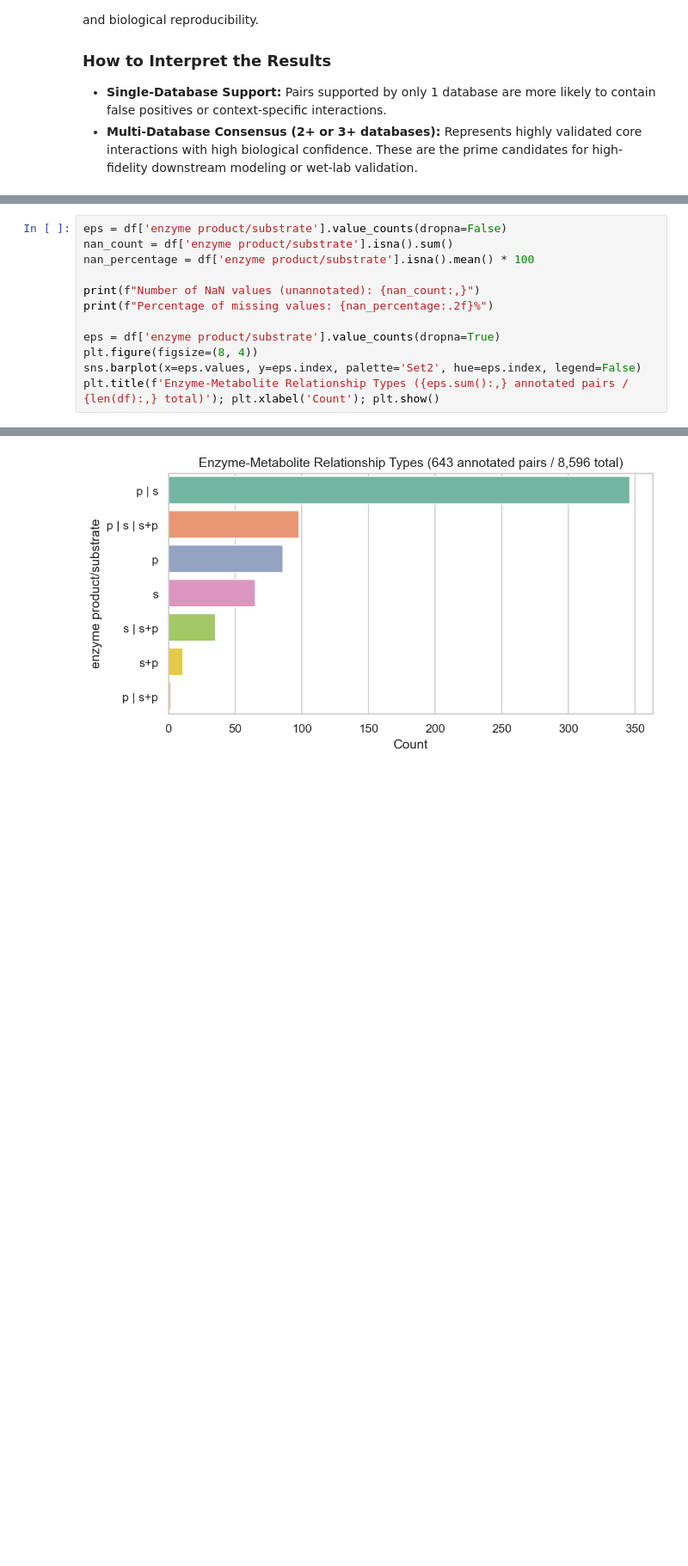
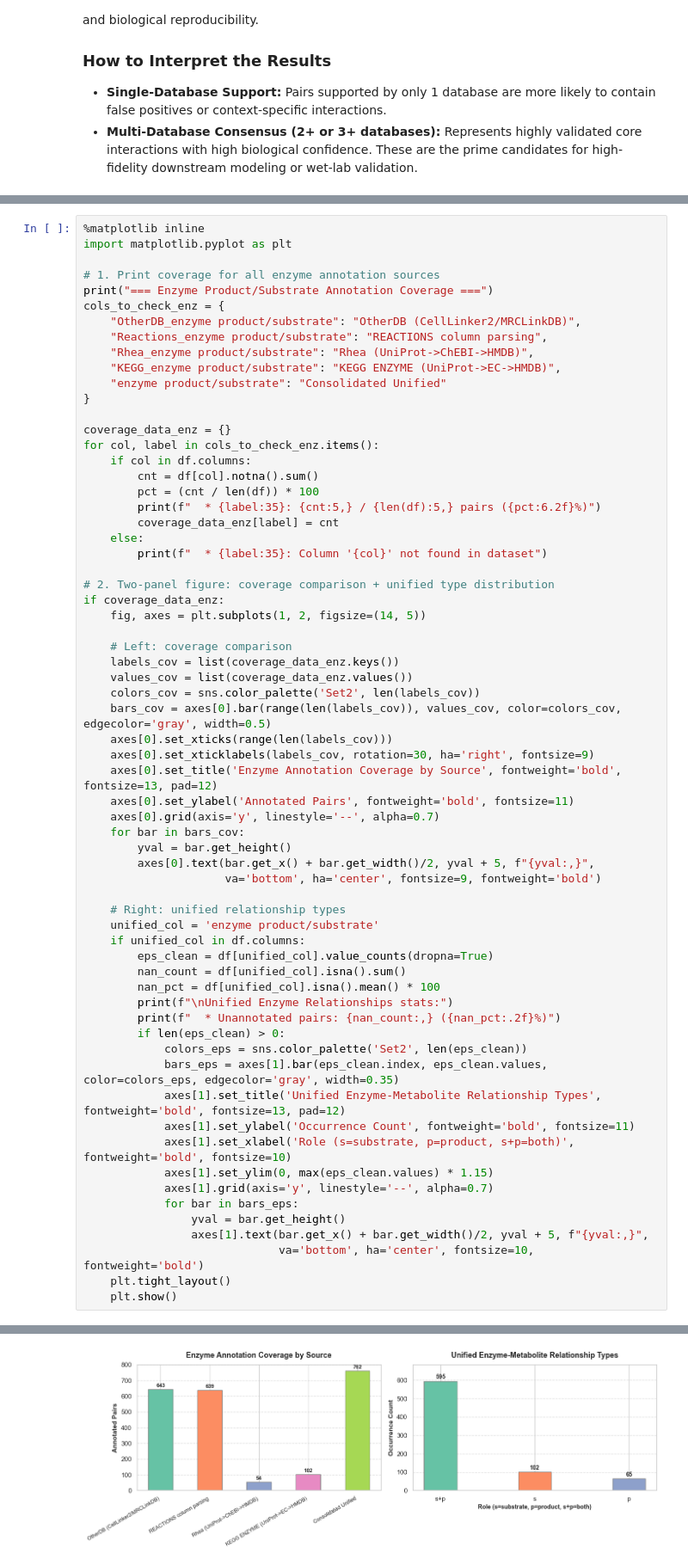
Before and after one commit to sakuramaezonoYCU/metabConnectomeDB, a Jupyter notebook: scripts/metab_targetPair_analysis.ipynb, the cells around one changed output, grey strips where cells are left out. Shown at 86% size. Saved outputs shown, nothing was run; the diff lists cells and outputs as text; blank space fills up the shorter version.

```diff
--- a/scripts/metab_targetPair_analysis.ipynb
+++ b/scripts/metab_targetPair_analysis.ipynb
@@ -520,13 +634,66 @@ Focuses specifically on the subset of interactions classified as "Enzymes" to de
 # %%
-eps = df['enzyme product/substrate'].value_counts(dropna=False)
-nan_count = df['enzyme product/substrate'].isna().sum()
-nan_percentage = df['enzyme product/substrate'].isna().mean() * 100
+%matplotlib inline
+import matplotlib.pyplot as plt
 
-print(f"Number of NaN values (unannotated): {nan_count:,}")
-print(f"Percentage of missing values: {nan_percentage:.2f}%")
+# 1. Print coverage for all enzyme annotation sources
+print("=== Enzyme Product/Substrate Annotation Coverage ===")
+cols_to_check_enz = {
+    "OtherDB_enzyme product/substrate": "OtherDB (CellLinker2/MRCLinkDB)",
+    "Reactions_enzyme product/substrate": "REACTIONS column parsing",
+    "Rhea_enzyme product/substrate": "Rhea (UniProt->ChEBI->HMDB)",
+    "KEGG_enzyme product/substrate": "KEGG ENZYME (UniProt->EC->HMDB)",
+    "enzyme product/substrate": "Consolidated Unified"
+}
 
-eps = df['enzyme product/substrate'].value_counts(dropna=True)
-plt.figure(figsize=(8, 4))
-sns.barplot(x=eps.values, y=eps.index, palette='Set2', hue=eps.index, legend=False)
-plt.title(f'Enzyme-Metabolite Relationship Types ({eps.sum():,} annotated pairs / {len(df):,} total)'); plt.xlabel('Count'); plt.show()
+coverage_data_enz = {}
+for col, label in cols_to_check_enz.items():
+    if col in df.columns:
+        cnt = df[col].notna().sum()
+        pct = (cnt / len(df)) * 100
+        print(f"  * {label:35}: {cnt:5,} / {len(df):5,} pairs ({pct:6.2f}%)")
+        coverage_data_enz[label] = cnt
+    else:
+        print(f"  * {label:35}: Column '{col}' not found in dataset")
+
+# 2. Two-panel figure: coverage comparison + unified type distribution
+if coverage_data_enz:
+    fig, axes = plt.subplots(1, 2, figsize=(14, 5))
+
+    # Left: coverage comparison
+    labels_cov = list(coverage_data_enz.keys())
+    values_cov = list(coverage_data_enz.values())
+    colors_cov = sns.color_palette('Set2', len(labels_cov))
+    bars_cov = axes[0].bar(range(len(labels_cov)), values_cov, color=colors_cov, edgecolor='gray', width=0.5)
+    axes[0].set_xticks(range(len(labels_cov)))
+    axes[0].set_xticklabels(labels_cov, rotation=30, ha='right', fontsize=9)
+    axes[0].set_title('Enzyme Annotation Coverage by Source', fontweight='bold', fontsize=13, pad=12)
+    axes[0].set_ylabel('Annotated Pairs', fontweight='bold', fontsize=11)
+    axes[0].grid(axis='y', linestyle='--', alpha=0.7)
+    for bar in bars_cov:
+        yval = bar.get_height()
+        axes[0].text(bar.get_x() + bar.get_width()/2, yval + 5, f"{yval:,}",
+                     va='bottom', ha='center', fontsize=9, fontweight='bold')
+
+    # Right: unified relationship types
+    unified_col = 'enzyme product/substrate'
+    if unified_col in df.columns:
+        eps_clean = df[unified_col].value_counts(dropna=True)
+        nan_count = df[unified_col].isna().sum()
+        nan_pct = df[unified_col].isna().mean() * 100
+        print(f"\nUnified Enzyme Relationships stats:")
+        print(f"  * Unannotated pairs: {nan_count:,} ({nan_pct:.2f}%)")
+        if len(eps_clean) > 0:
+            colors_eps = sns.color_palette('Set2', len(eps_clean))
+            bars_eps = axes[1].bar(eps_clean.index, eps_clean.values, color=colors_eps, edgecolor='gray', width=0.35)
+            axes[1].set_title('Unified Enzyme-Metabolite Relationship Types', fontweight='bold', fontsize=13, pad=12)
+            axes[1].set_ylabel('Occurrence Count', fontweight='bold', fontsize=11)
+            axes[1].set_xlabel('Role (s=substrate, p=product, s+p=both)', fontweight='bold', fontsize=10)
+            axes[1].set_ylim(0, max(eps_clean.values) * 1.15)
+            axes[1].grid(axis='y', linestyle='--', alpha=0.7)
+            for bar in bars_eps:
+                yval = bar.get_height()
+                axes[1].text(bar.get_x() + bar.get_width()/2, yval + 5, f"{yval:,}",
+                             va='bottom', ha='center', fontsize=10, fontweight='bold')
+    plt.tight_layout()
+    plt.show()
 # %% [output]
@@ -535,4 +709,4 @@ Percentage of missing values: 92.52%
-[figure, old version]
+[figure, new version]
 # %% [markdown]
 ### 5.3. Interaction Type (Promote/Inhibit/Release/Consume)
 
```
Also changed, not shown: parts of 24 cells of this notebook, 22 other files.
